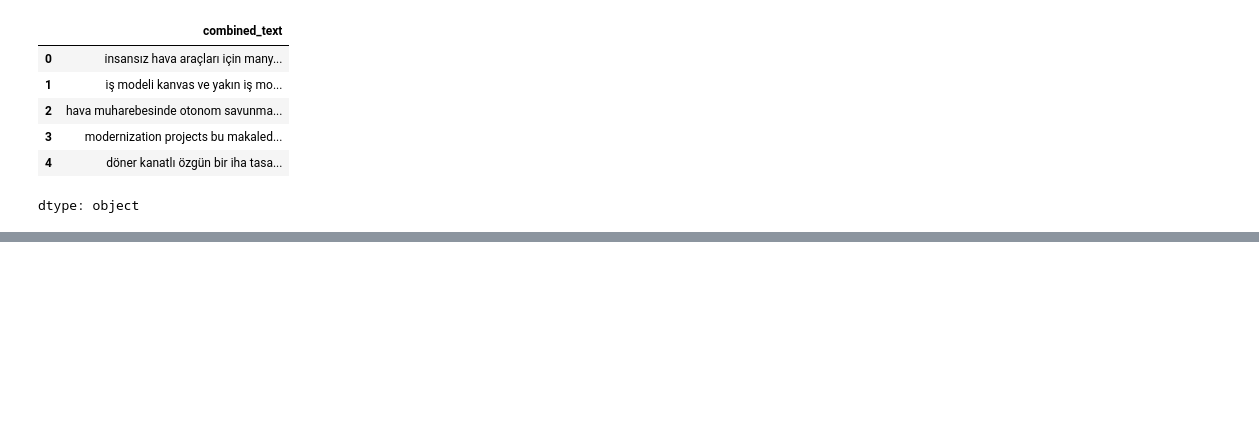
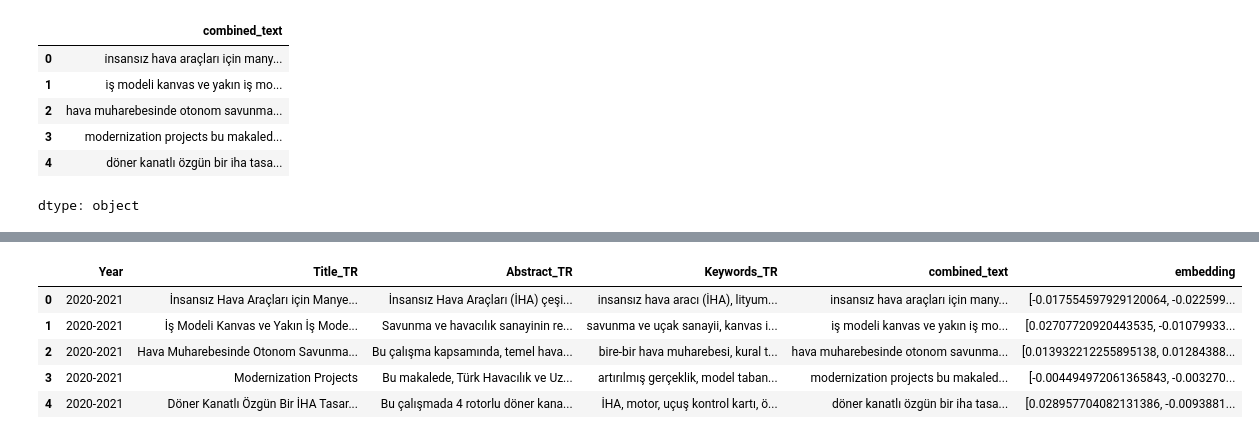
Before and after one commit to ensarakbas77/LIFT-UP-Project-Similarity-Analysis, a Jupyter notebook: notebooks/Emrecan_BERT.ipynb, the cells around one changed output, grey strips where cells are left out. Cells and saved outputs as stored; diff of their text form; code cells hidden in the pictures; blank space fills up the shorter version.

Commit message:
feat: The S-BERT and Emrecan/BERT notebooks were updated; weighted merging was added.

```diff
--- a/notebooks/Emrecan_BERT.ipynb
+++ b/notebooks/Emrecan_BERT.ipynb
@@ -105,17 +94,0 @@ print(f"✅ Model loaded: {model_name}")
-# %%
-# Her projenin metin uzunluğunu 'token' bazında hesaplar
-df['token_counts'] = df['combined_text'].apply(lambda x: len(model.tokenizer.encode(x)))
-
-# Token dağılımını görselleştirir ve 512 sınırını işaretler
-plt.figure(figsize=(10, 6))
-plt.hist(df['token_counts'], bins=30, color='skyblue', edgecolor='black')
-plt.axvline(x=512, color='red', linestyle='--', label='BERT Sınırı (512)')
-plt.title('Proje Metinleri Token Uzunluğu Dağılımı')
-plt.xlabel('Token Sayısı')
-plt.ylabel('Proje Sayısı')
-plt.legend()
-plt.show()
-
-# Ortalama uzunluk ve sınırı aşan proje sayısını yazdırır
-print(f"Ortalama token sayısı: {df['token_counts'].mean()}")
-print(f"512 token'ı geçen proje sayısı: {(df['token_counts'] > 512).sum()}")
@@ -127,17 +94,0 @@ Ortalama token sayısı: 208.93843843843842
-# %%
-# Pandas için ilerleme çubuğu
-tqdm.pandas()
-print("🚀 Embedding üretimi başladı...")
-
-# Tüm metinleri vektöre çevirir
-df["embedding"] = df["combined_text"].progress_apply(
-    lambda x: model.encode(
-        str(x),
-        convert_to_numpy=True,
-        normalize_embeddings=True
-    ).tolist()
-)
-
-print("\n✅ Embedding işlemi tamamlandı")
-print("Toplam kayıt:", len(df))
-print("Vektör boyutu:", len(df["embedding"].iloc[0]))
@@ -226,0 +250,12 @@ with pd.option_context('display.max_colwidth', None):
+# %%
+df_finally = df[["Year","Title_TR", "Abstract_TR","Keywords_TR","combined_text","embedding"]]
+# %%
+with pd.option_context('display.max_colwidth', None):
+    display(df_finally.head())
+# %% [output]
+|  | Year | Title_TR | Abstract_TR | Keywords_TR | combined_text | embedding |
+| 0 | 2020-2021 | İnsansız Hava Araçları için Manye... | İnsansız Hava Araçları (İHA) çeşi... | insansız hava aracı (İHA), lityum... | i̇nsansız hava araçları için many... | [-0.017554597929120064, -0.022599... |
+| 1 | 2020-2021 | İş Modeli Kanvas ve Yakın İş Mode... | Savunma ve havacılık sanayinin re... | savunma ve uçak sanayii, kanvas i... | i̇ş modeli kanvas ve yakın i̇ş mo... | [0.02707720920443535, -0.01079933... |
+| 2 | 2020-2021 | Hava Muharebesinde Otonom Savunma... | Bu çalışma kapsamında, temel hava... | bire-bir hava muharebesi, kural t... | hava muharebesinde otonom savunma... | [0.013932212255895138, 0.01284388... |
+| 3 | 2020-2021 | Modernization Projects | Bu makalede, Türk Havacılık ve Uz... | artırılmış gerçeklik, model taban... | modernization projects bu makaled... | [-0.004494972061365843, -0.003270... |
+| 4 | 2020-2021 | Döner Kanatlı Özgün Bir İHA Tasar... | Bu çalışmada 4 rotorlu döner kana... | İHA, motor, uçuş kontrol kartı, ö... | döner kanatlı özgün bir i̇ha tasa... | [0.028957704082131386, -0.0093881... |
```
Also changed, not shown: parts of 11 cells of this notebook, 1 other file.
